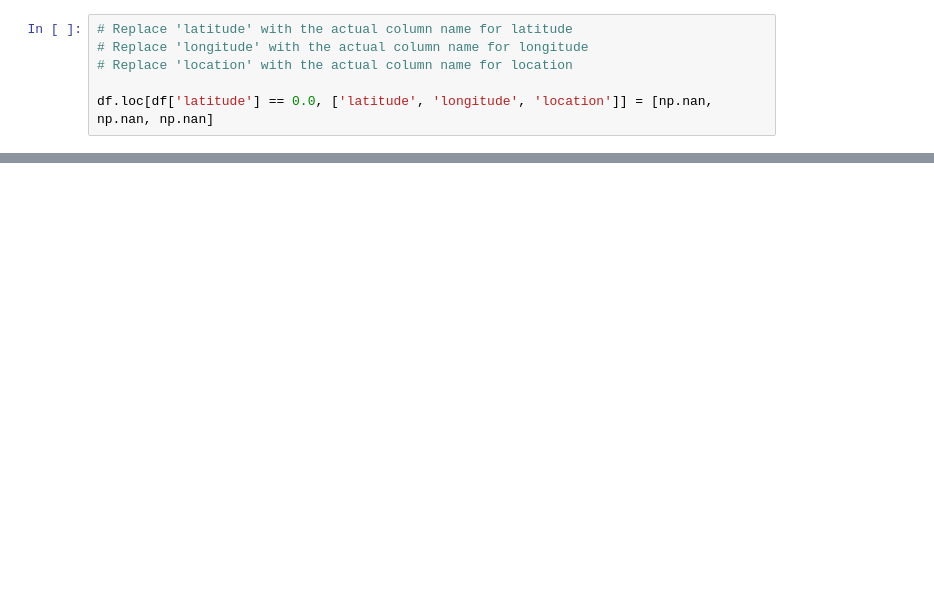
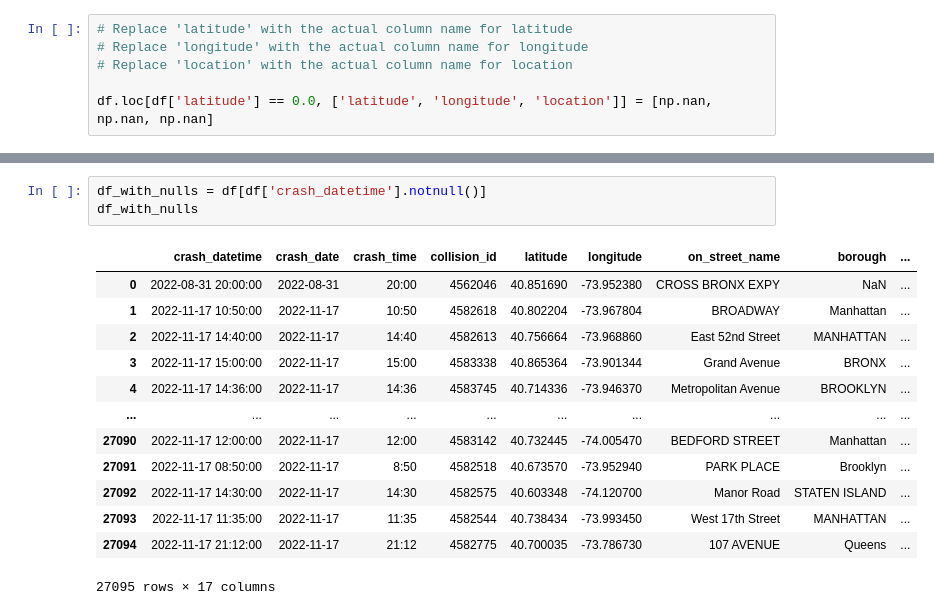
Before and after one commit to Jonathan-Garcia1/new-york-vehicle-collisions, a Jupyter notebook: acquire.ipynb, the cells around one changed output, grey strips where cells are left out. Cells and saved outputs as stored; diff of their text form; blank space fills up the shorter version.

```diff
--- a/acquire.ipynb
+++ b/acquire.ipynb
@@ -227,0 +245,17 @@ info_dataframe
+# %%
+df_with_nulls = df[df['crash_datetime'].notnull()]
+df_with_nulls
+# %% [output]
+|  | crash_datetime | crash_date | crash_time | collision_id | latitude | longitude | on_street_name | borough | ... |
+| 0 | 2022-08-31 20:00:00 | 2022-08-31 | 20:00 | 4562046 | 40.851690 | -73.952380 | CROSS BRONX EXPY | NaN | ... |
+| 1 | 2022-11-17 10:50:00 | 2022-11-17 | 10:50 | 4582618 | 40.802204 | -73.967804 | BROADWAY | Manhattan | ... |
+| 2 | 2022-11-17 14:40:00 | 2022-11-17 | 14:40 | 4582613 | 40.756664 | -73.968860 | East 52nd Street | MANHATTAN | ... |
+| 3 | 2022-11-17 15:00:00 | 2022-11-17 | 15:00 | 4583338 | 40.865364 | -73.901344 | Grand Avenue | BRONX | ... |
+| 4 | 2022-11-17 14:36:00 | 2022-11-17 | 14:36 | 4583745 | 40.714336 | -73.946370 | Metropolitan Avenue | BROOKLYN | ... |
+| ... | ... | ... | ... | ... | ... | ... | ... | ... | ... |
+| 27090 | 2022-11-17 12:00:00 | 2022-11-17 | 12:00 | 4583142 | 40.732445 | -74.005470 | BEDFORD STREET | Manhattan | ... |
+| 27091 | 2022-11-17 08:50:00 | 2022-11-17 | 8:50 | 4582518 | 40.673570 | -73.952940 | PARK PLACE | Brooklyn | ... |
+| 27092 | 2022-11-17 14:30:00 | 2022-11-17 | 14:30 | 4582575 | 40.603348 | -74.120700 | Manor Road | STATEN ISLAND | ... |
+| 27093 | 2022-11-17 11:35:00 | 2022-11-17 | 11:35 | 4582544 | 40.738434 | -73.993450 | West 17th Street | MANHATTAN | ... |
+| 27094 | 2022-11-17 21:12:00 | 2022-11-17 | 21:12 | 4582775 | 40.700035 | -73.786730 | 107 AVENUE | Queens | ... |
+27095 rows × 17 columns
```
Also changed, not shown: parts of 44 cells of this notebook, 30 other files.
